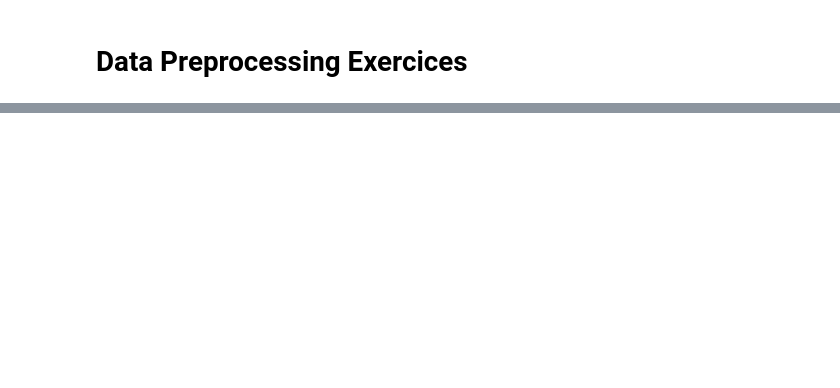
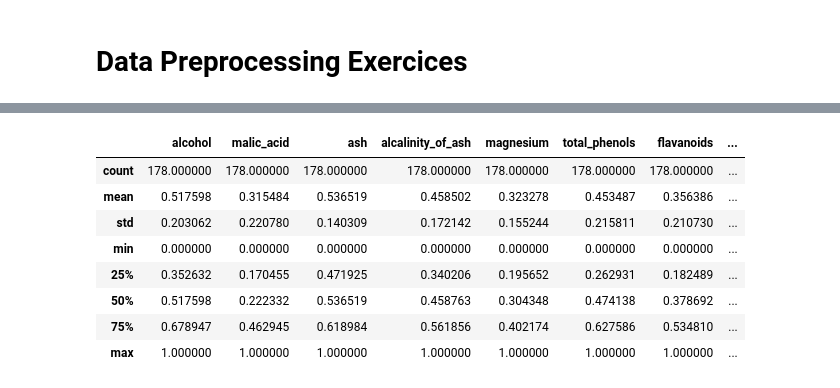
Before and after one commit to LCDA-UCP/ml-hands-on, a Jupyter notebook: exercises/session04/exercises.ipynb, the cells around one changed output, grey strips where cells are left out. Cells and saved outputs as stored; diff of their text form; code cells hidden in the pictures; blank space fills up the shorter version.

```diff
--- a/exercises/session04/exercises.ipynb
+++ b/exercises/session04/exercises.ipynb
@@ -16,0 +90,8 @@
+# %%
+# ########MinMaxScaler########
+from sklearn.preprocessing import MinMaxScaler
+
+scalerMinMax = MinMaxScaler()
+df_MinMax =scalerMinMax.fit_transform(df)
+df_MinMax = pd.DataFrame(df_MinMax, columns=df.columns)
+df_MinMax.head()
@@ -17,2 +105,14 @@
+# %%
+df_MinMax.describe()
+# %% [output]
+|  | alcohol | malic_acid | ash | alcalinity_of_ash | magnesium | total_phenols | flavanoids | ... |
+| count | 178.000000 | 178.000000 | 178.000000 | 178.000000 | 178.000000 | 178.000000 | 178.000000 | ... |
+| mean | 0.517598 | 0.315484 | 0.536519 | 0.458502 | 0.323278 | 0.453487 | 0.356386 | ... |
+| std | 0.203062 | 0.220780 | 0.140309 | 0.172142 | 0.155244 | 0.215811 | 0.210730 | ... |
+| min | 0.000000 | 0.000000 | 0.000000 | 0.000000 | 0.000000 | 0.000000 | 0.000000 | ... |
+| 25% | 0.352632 | 0.170455 | 0.471925 | 0.340206 | 0.195652 | 0.262931 | 0.182489 | ... |
+| 50% | 0.517598 | 0.222332 | 0.536519 | 0.458763 | 0.304348 | 0.474138 | 0.378692 | ... |
+| 75% | 0.678947 | 0.462945 | 0.618984 | 0.561856 | 0.402174 | 0.627586 | 0.534810 | ... |
+| max | 1.000000 | 1.000000 | 1.000000 | 1.000000 | 1.000000 | 1.000000 | 1.000000 | ... |
 # %%
 # perform feature selection using two different methods
```
Also changed, not shown: parts of 14 cells of this notebook.
